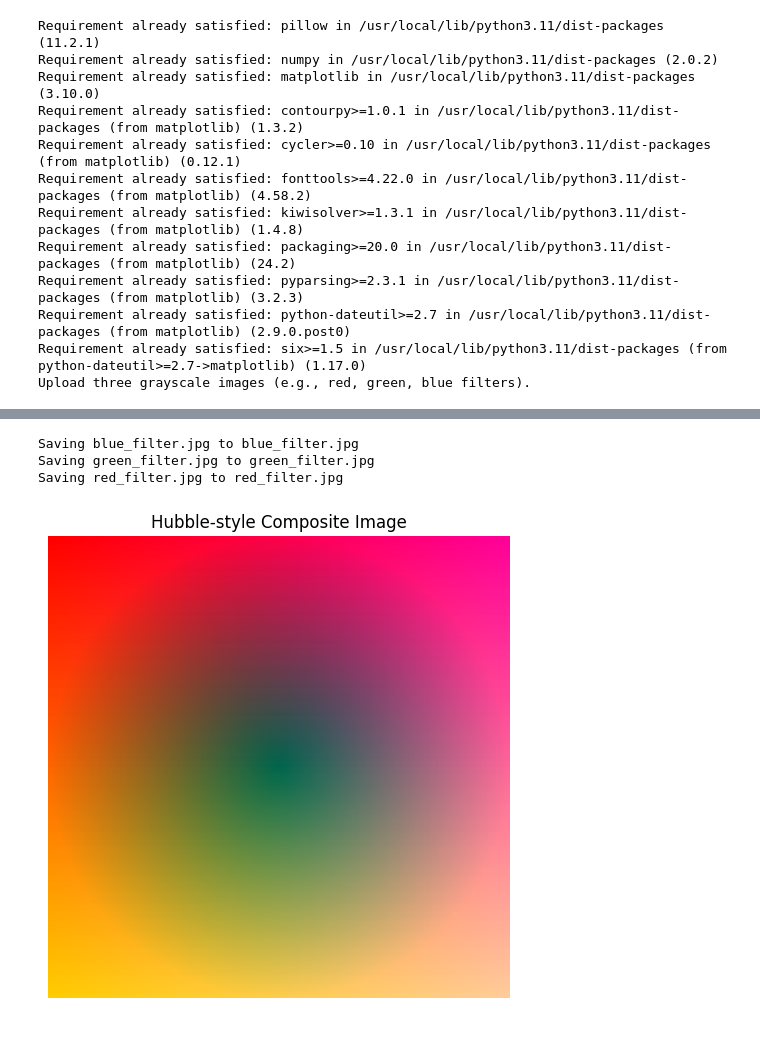
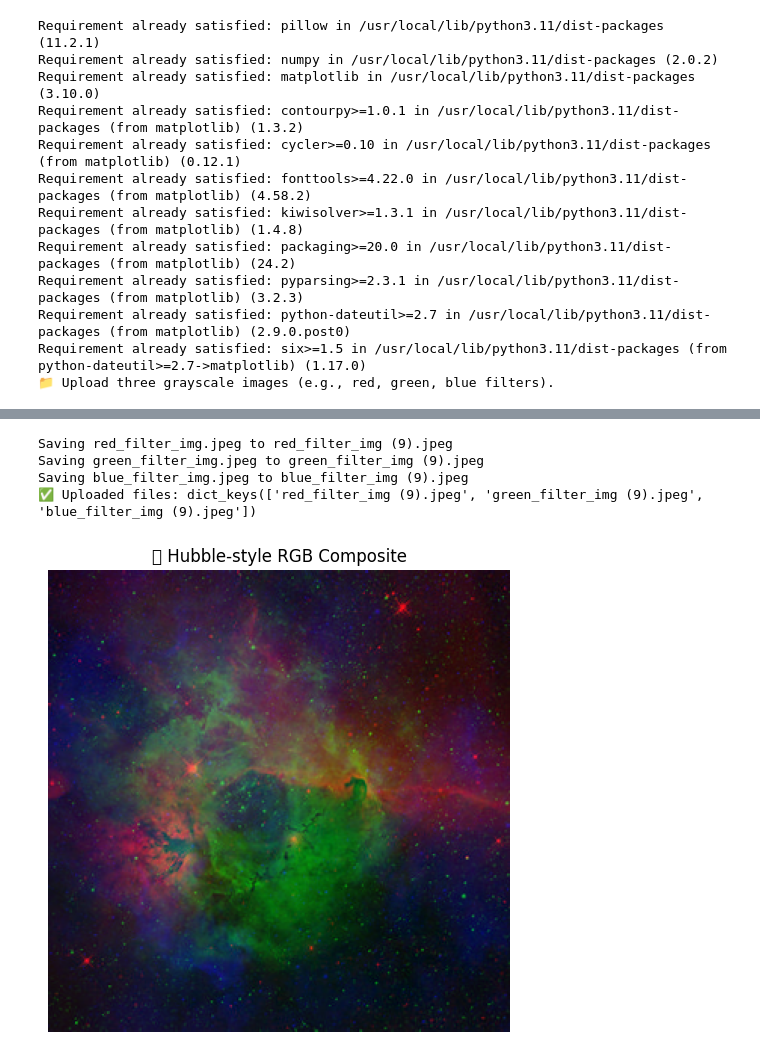
Before and after one commit to drmistretta/ACRD, a Jupyter notebook: Hubble_RGB.ipynb, the cells around one changed output, grey strips where cells are left out. Drawn from its saved outputs; the diff is of its cells as text; code cells hidden in the pictures.

```diff
--- a/Hubble_RGB.ipynb
+++ b/Hubble_RGB.ipynb
@@ -1,61 +1,80 @@
 # %% [markdown]
 <a href="https://colab.research.google.com/github/drmistretta/ACRD/blob/main/Hubble_RGB.ipynb" target="_parent"><img src="https://colab.research.google.com/assets/colab-badge.svg" alt="Open In Colab"/></a>
 # %%
+# Install required packages
 !pip install pillow numpy matplotlib
 
 from PIL import Image
 import numpy as np
 import matplotlib.pyplot as plt
 from google.colab import files
 from io import BytesIO
 
-print("Upload three grayscale images (e.g., red, green, blue filters).")
+# Upload prompt
+print("📁 Upload three grayscale images (e.g., red, green, blue filters).")
 uploaded = files.upload()
-file_names = sorted(uploaded.keys())
 
-# Load and convert to grayscale arrays
-arrays = []
-for fname in file_names:
-    img = Image.open(BytesIO(uploaded[fname])).convert("L")
-    arrays.append(np.array(img) / 255.0)
+# Confirm uploaded file names
+print("✅ Uploaded files:", uploaded.keys())
 
-# Assign to channels (students can reorder if needed)
-red_norm, green_norm, blue_norm = arrays
+# Match filenames by keyword
+try:
+    red_file = next(f for f in uploaded if "red" in f.lower())
+    green_file = next(f for f in uploaded if "green" in f.lower())
+    blue_file = next(f for f in uploaded if "blue" in f.lower())
+except StopIteration as e:
+    raise ValueError("❌ One or more images missing. Make sure filenames include 'red', 'green', and 'blue'.")
 
-# Input user-controlled filter strengths
-red_strength = 1.0   # e.g., Hα filter
-green_strength = 0.8 # e.g., OIII filter
-blue_strength = 0.6  # e.g., SII filter
+# Load images and convert to grayscale
+red_img = Image.open(BytesIO(uploaded[red_file])).convert("L")
+green_img = Image.open(BytesIO(uploaded[green_file])).convert("L")
+blue_img = Image.open(BytesIO(uploaded[blue_file])).convert("L")
 
-# Apply strength and convert back to 8-bit
-red_final = (red_norm * red_strength * 255).clip(0,255).astype(np.uint8)
-green_final = (green_norm * green_strength * 255).clip(0,255).astype(np.uint8)
-blue_final = (blue_norm * blue_strength * 255).clip(0,255).astype(np.uint8)
+# Resize all to match red image size
+target_size = red_img.size  # (width, height)
+green_img = green_img.resize(target_size)
+blue_img = blue_img.resize(target_size)
 
-# Stack channels
+# Normalize to 0–1 scale
+red_norm = np.array(red_img) / 255.0
+green_norm = np.array(green_img) / 255.0
+blue_norm = np.array(blue_img) / 255.0
+
+# Adjust filter strength
+red_strength = 1.0
+green_strength = 0.8
+blue_strength = 0.6
+
+# Apply strength and convert to 8-bit
+red_final = (red_norm * red_strength * 255).clip(0, 255).astype(np.uint8)
+green_final = (green_norm * green_strength * 255).clip(0, 255).astype(np.uint8)
+blue_final = (blue_norm * blue_strength * 255).clip(0, 255).astype(np.uint8)
+
+# Combine channels
 rgb = np.stack([red_final, green_final, blue_final], axis=-1)
 
-# Visualize inline
-plt.figure(figsize=(6,6))
+# Show the final image
+plt.figure(figsize=(6, 6))
 plt.imshow(rgb)
-plt.title("Hubble‑style Composite Image")
+plt.title("🔭 Hubble-style RGB Composite")
 plt.axis("off")
 plt.show()
 # %% [output]
 Requirement already satisfied: pillow in /usr/local/lib/python3.11/dist-packages (11.2.1)
 Requirement already satisfied: numpy in /usr/local/lib/python3.11/dist-packages (2.0.2)
 Requirement already satisfied: matplotlib in /usr/local/lib/python3.11/dist-packages (3.10.0)
 Requirement already satisfied: contourpy>=1.0.1 in /usr/local/lib/python3.11/dist-packages (from matplotlib) (1.3.2)
 Requirement already satisfied: cycler>=0.10 in /usr/local/lib/python3.11/dist-packages (from matplotlib) (0.12.1)
 Requirement already satisfied: fonttools>=4.22.0 in /usr/local/lib/python3.11/dist-packages (from matplotlib) (4.58.2)
 Requirement already satisfied: kiwisolver>=1.3.1 in /usr/local/lib/python3.11/dist-packages (from matplotlib) (1.4.8)
 Requirement already satisfied: packaging>=20.0 in /usr/local/lib/python3.11/dist-packages (from matplotlib) (24.2)
 Requirement already satisfied: pyparsing>=2.3.1 in /usr/local/lib/python3.11/dist-packages (from matplotlib) (3.2.3)
 Requirement already satisfied: python-dateutil>=2.7 in /usr/local/lib/python3.11/dist-packages (from matplotlib) (2.9.0.post0)
 Requirement already satisfied: six>=1.5 in /usr/local/lib/python3.11/dist-packages (from python-dateutil>=2.7->matplotlib) (1.17.0)
-Upload three grayscale images (e.g., red, green, blue filters).
+📁 Upload three grayscale images (e.g., red, green, blue filters).
 [interactive output not drawn]
-Saving blue_filter.jpg to blue_filter.jpg
-Saving green_filter.jpg to green_filter.jpg
-Saving red_filter.jpg to red_filter.jpg
+Saving red_filter_img.jpeg to red_filter_img (9).jpeg
+Saving green_filter_img.jpeg to green_filter_img (9).jpeg
+Saving blue_filter_img.jpeg to blue_filter_img (9).jpeg
+✅ Uploaded files: dict_keys(['red_filter_img (9).jpeg', 'green_filter_img (9).jpeg', 'blue_filter_img (9).jpeg'])
-[figure, old version]
+[figure, new version]
```
